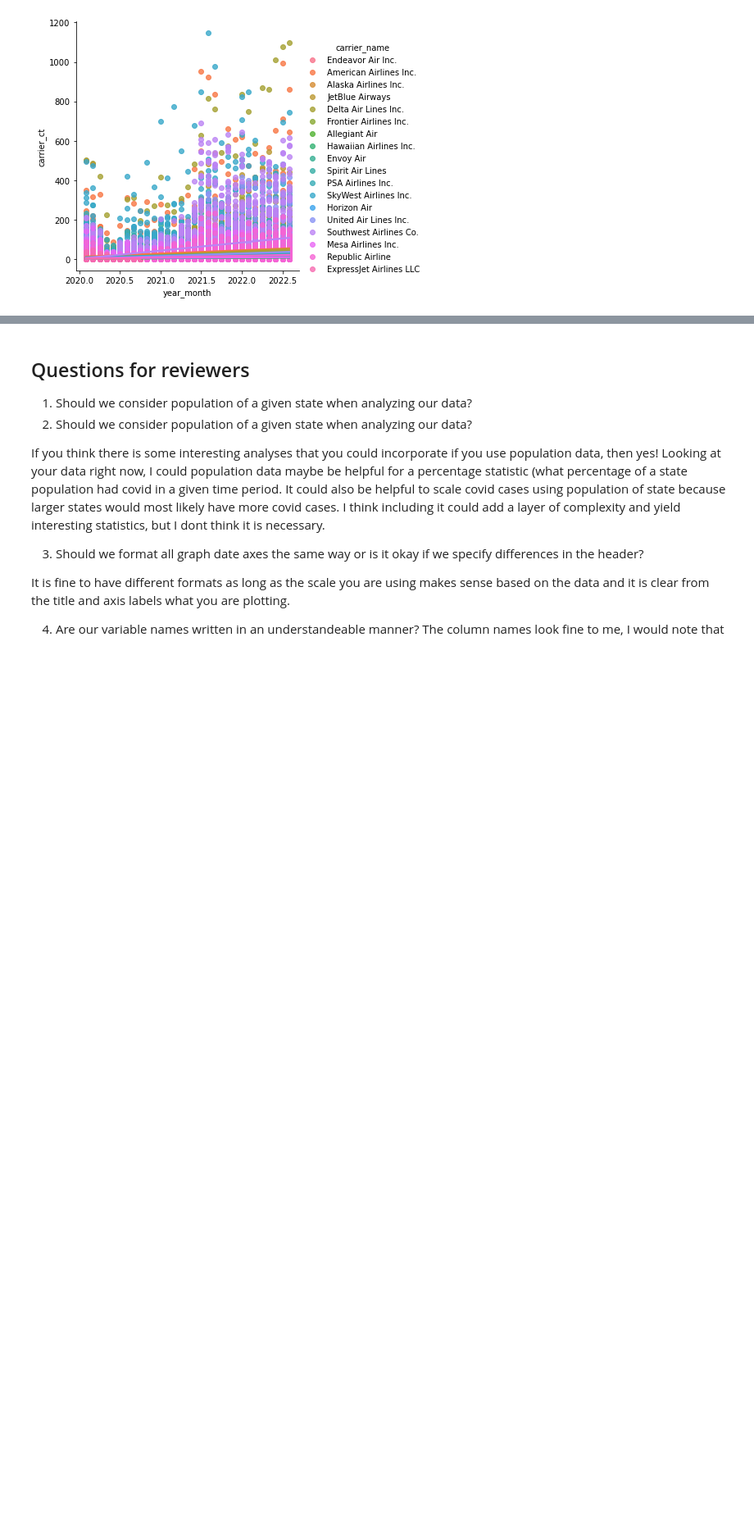
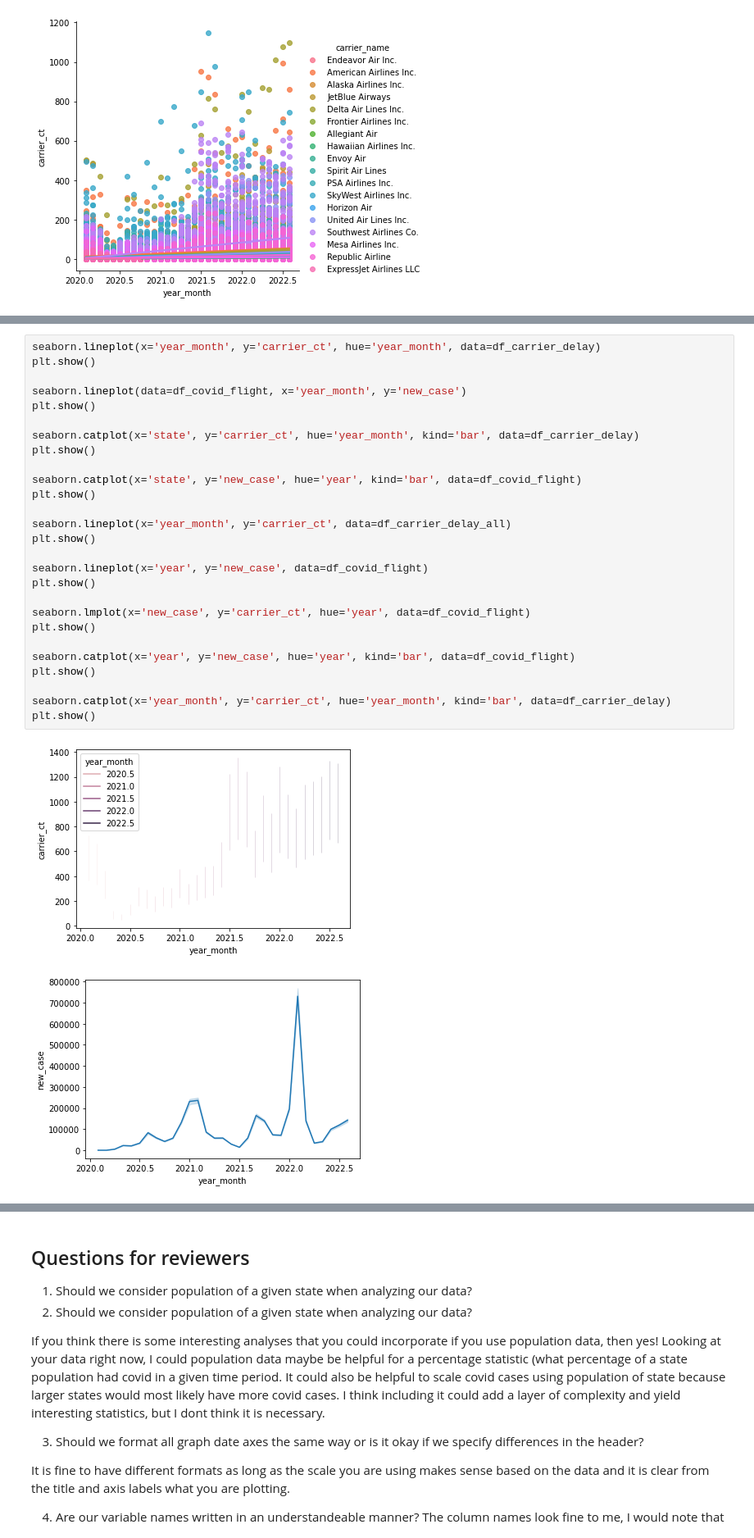
Before and after one commit to maddiklancher/2950Project, a Jupyter notebook: project2950-phase4.ipynb, the cells around one changed output, grey strips where cells are left out. Shown at 82% size. Saved outputs shown, nothing was run; the diff lists cells and outputs as text; blank space fills up the shorter version.

Commit message:
visualizations for carrier_ct vs new covid cases

```diff
--- a/project2950-phase4.ipynb
+++ b/project2950-phase4.ipynb
@@ -571,0 +586,30 @@ seaborn.lmplot(x='year_month', y='carrier_ct', data=df_covid_flight, hue = 'carr
+# %%
+seaborn.lineplot(x='year_month', y='carrier_ct', hue='year_month', data=df_carrier_delay)
+plt.show()
+
+seaborn.lineplot(data=df_covid_flight, x='year_month', y='new_case')
+plt.show()
+
+seaborn.catplot(x='state', y='carrier_ct', hue='year_month', kind='bar', data=df_carrier_delay)
+plt.show()
+
+seaborn.catplot(x='state', y='new_case', hue='year', kind='bar', data=df_covid_flight)
+plt.show()
+
+seaborn.lineplot(x='year_month', y='carrier_ct', data=df_carrier_delay_all)
+plt.show()
+
+seaborn.lineplot(x='year', y='new_case', data=df_covid_flight)
+plt.show()
+
+seaborn.lmplot(x='new_case', y='carrier_ct', hue='year', data=df_covid_flight)
+plt.show()
+
+seaborn.catplot(x='year', y='new_case', hue='year', kind='bar', data=df_covid_flight)
+plt.show()
+
+seaborn.catplot(x='year_month', y='carrier_ct', hue='year_month', kind='bar', data=df_carrier_delay)
+plt.show()
+# %% [output]
+[figure, added]
+[figure, added]
```
Also changed, not shown: parts of 8 cells of this notebook.
